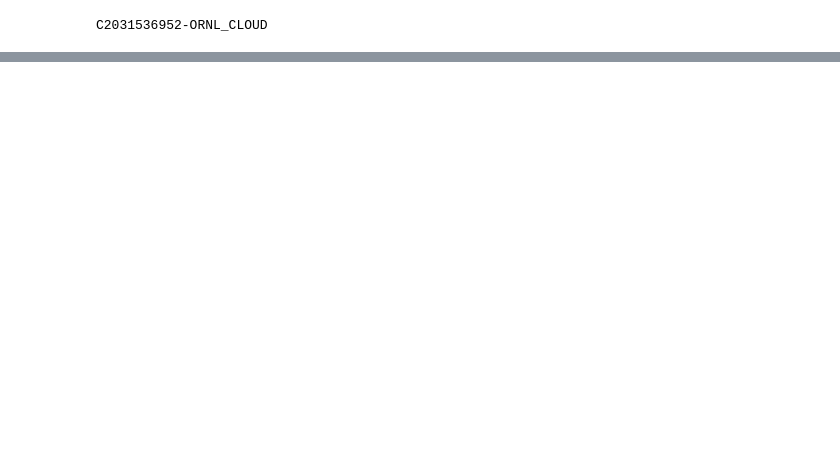
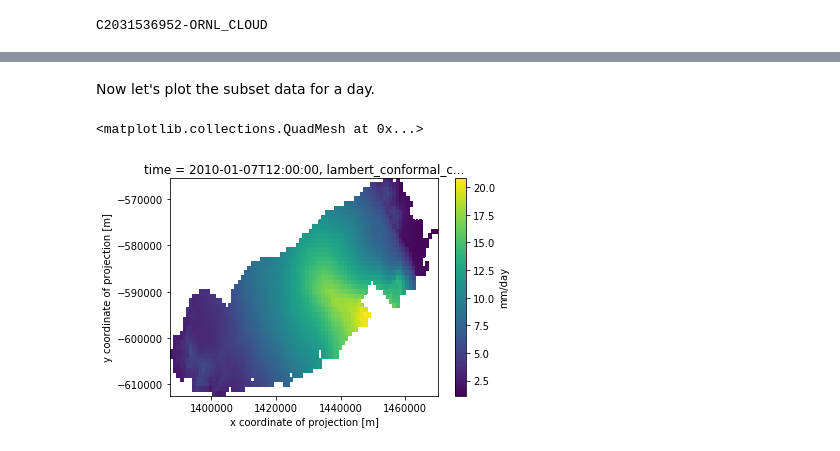
Before and after one commit to rupesh2/daymet_subset, a Jupyter notebook: daymet_polygon_subset.ipynb, the cells around one changed output, grey strips where cells are left out. Saved outputs shown, nothing was run; the diff lists cells and outputs as text; code cells hidden in the pictures; blank space fills up the shorter version.

```diff
--- a/daymet_polygon_subset.ipynb
+++ b/daymet_polygon_subset.ipynb
@@ -24,11 +93,16 @@ C2031536952-ORNL_CLOUD
 # %%
-granulesearch = cmrurl + 'granules.json?collection_concept_id=' + concept_id + '&page_size=2000'
+temporal_str = start_date.strftime(dt_format) + ',' + end_date.strftime(dt_format)
+
+granulesearch = cmrurl + 'granules.json?collection_concept_id=' + concept_id + \
+                '&page_size=1000' + '&temporal=' + temporal_str + \
+                '&bounding_box[]=' + ','.join(map(str, xy))
+
 response = requests.get(granulesearch)
 granules = response.json()['feed']['entry']
-granule_ids = []
+granule_names = []
 for g in granules:
-    granule_title = g['title']
-    if "na_prcp_2" in granule_title:
-        granule_ids.append(g['id'])
-        print(granule_title, g['id'])
+    granule_name = g['title']
+    if "prcp_" in granule_name:
+        granule_names.append(granule_name)
+        print(granule_name)
 # %% [output]
@@ -57,0 +175,17 @@ ornl_opendap = 'https://opendap.earthdata.nasa.gov/providers/ORNL_CLOUD/collecti
+# %%
+from rasterio.features import geometry_mask
+grsm_mask = geometry_mask(grsm_poly_lcc.geometry, out_shape=(len(prcp.y), len(prcp.x)), transform=transform, invert=True)
+polymask = xr.DataArray(grsm_mask , dims=("y", "x"))
+polymask = polymask.sel(y=slice(None, None, -1))
+prcp_masked = prcp.where(polymask == True)
+prcp_masked.to_netcdf(var + '_subset_poly.nc')
+# %% [markdown]
+Now let's plot the subset data for a day.
+# %%
+import matplotlib.pyplot as plt
+prcp_1 = prcp_masked.isel(time=6)
+ax = plt.subplot()
+prcp_1.plot(ax=ax, cbar_kwargs={'label': 'mm/day'})
+# %% [output]
+<matplotlib.collections.QuadMesh at 0x...>
+[figure, added]
```
Also changed, not shown: parts of 25 cells of this notebook.
